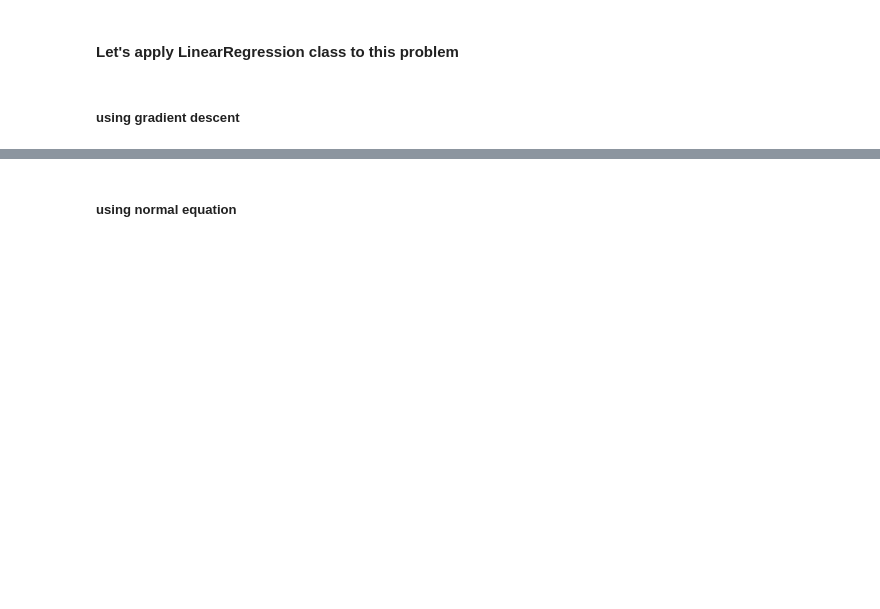
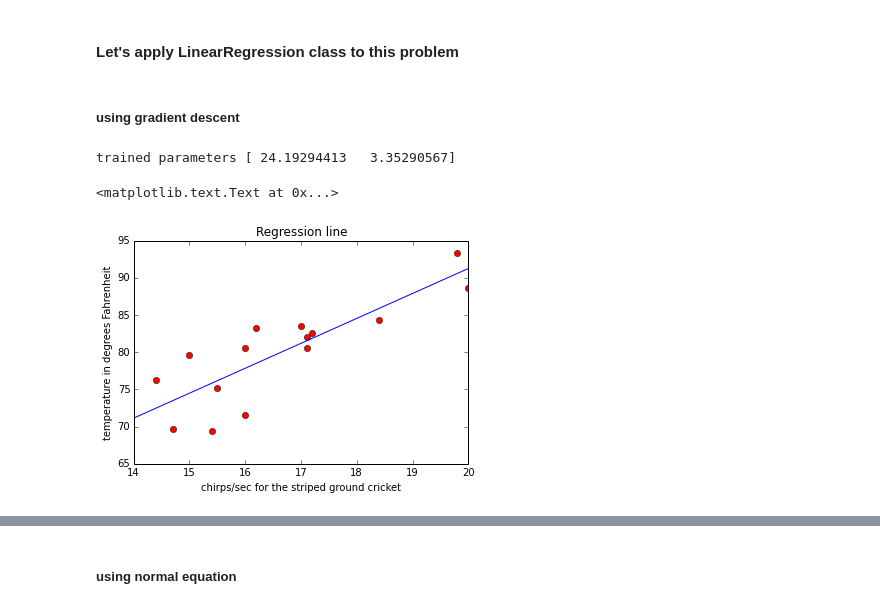
Before and after one commit to stand-by/MachineLearning_algorithms, a Jupyter notebook: examples/linear_regression.ipynb, the cells around one changed output, grey strips where cells are left out. Saved outputs shown, nothing was run; the diff lists cells and outputs as text; code cells hidden in the pictures; blank space fills up the shorter version.

```diff
--- a/examples/linear_regression.ipynb
+++ b/examples/linear_regression.ipynb
@@ -37,15 +37,19 @@ model = linear_regression.LinearRegression(X,y)
 # %% [markdown]
 ##### using gradient descent
 # %%
-model.train_batch(0.001,0.00001,1000000,np.array([0.0,0.0]))
+model.train_batch(0.001,0.00001,1000000,np.array([10.0,10.0]))
 print "trained parameters", model.theta
 plane = np.linspace(14,20)
 mapped_plane = model.theta[0] + plane*model.theta[1]
 plt.plot(X[:],y[:],'ro')
 plt.plot(plane[:],mapped_plane[:],'b-')
 plt.xlabel(input_label)
 plt.ylabel(output_label)
 plt.title("Regression line")
+# %% [output]
+trained parameters [ 24.19294413   3.35290567]
+<matplotlib.text.Text at 0x...>
+[figure, added]
 # %%
 plt.plot(model.minimization_trace[2][:100],'b-')
 plt.xlabel("iteration number")
```
Also changed, not shown: parts of 2 cells of this notebook.
